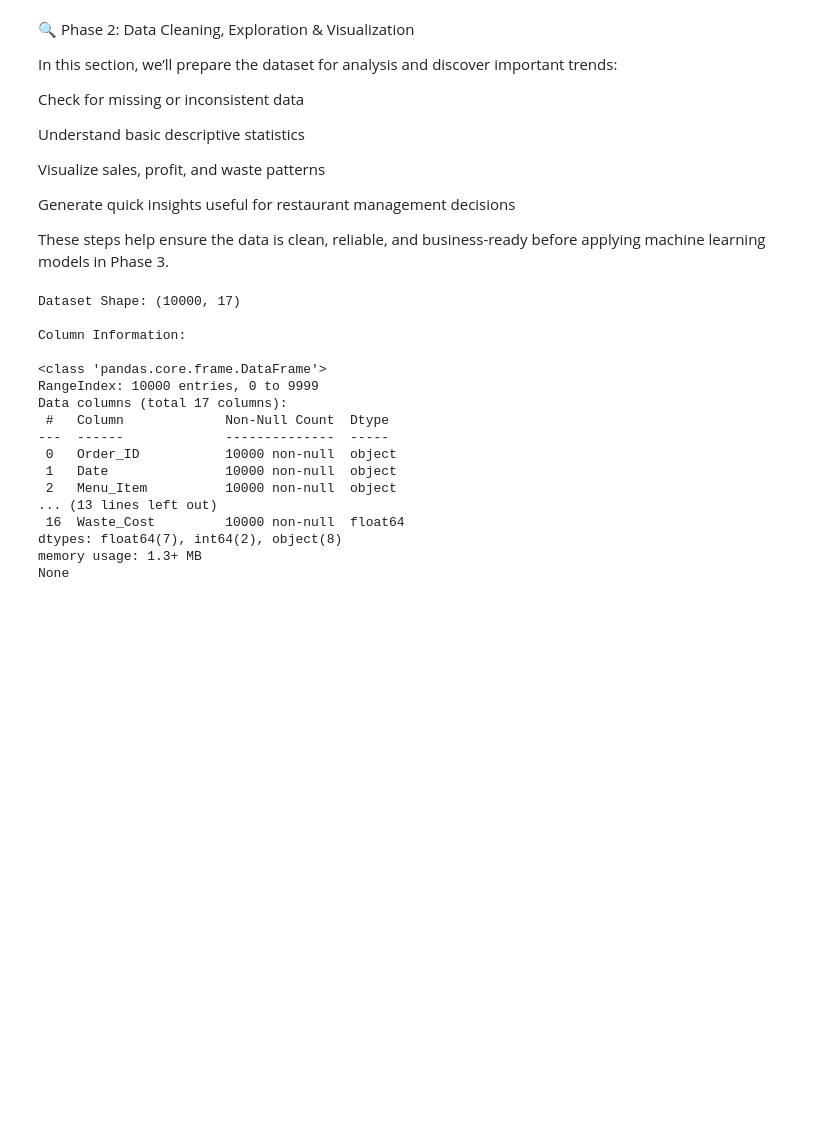
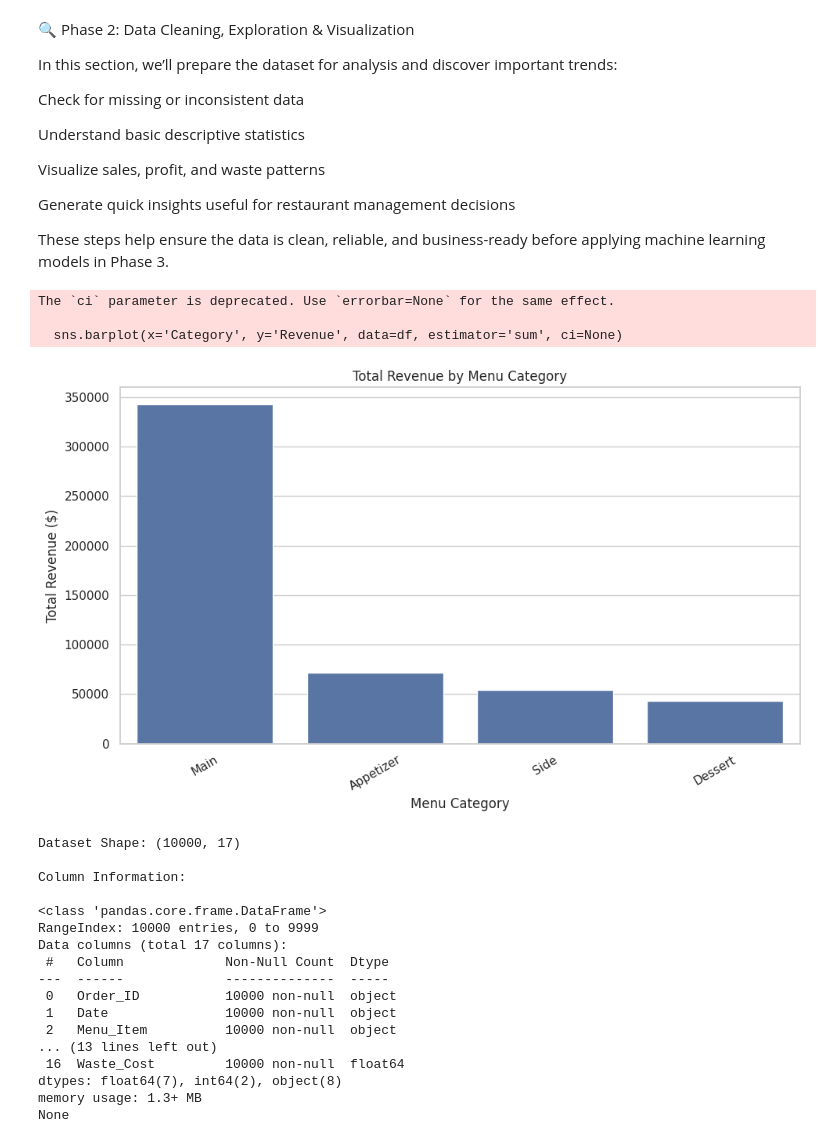
Before and after one commit to LonnieSly/Cajun-Creole-Restaurant-Revenue-Optimization-using-AI-ML, a Jupyter notebook: Smart_Menu_Insights_Cajun_Creole_Edition.ipynb, the cells around one changed output. Saved outputs shown, nothing was run; the diff lists cells and outputs as text; code cells hidden in the pictures; blank space fills up the shorter version.

```diff
--- a/Smart_Menu_Insights_Cajun_Creole_Edition.ipynb
+++ b/Smart_Menu_Insights_Cajun_Creole_Edition.ipynb
@@ -302,3 +295,24 @@ sns.set(style="whitegrid", palette="deep")
+# %%
+# --- Visualization Section: Cajun-Creole Restaurant Insights ---
+
+import matplotlib.pyplot as plt
+import seaborn as sns
+import pandas as pd
+
+# 1️⃣ Revenue by Menu Category
+plt.figure(figsize=(10,6))
+sns.barplot(x='Category', y='Revenue', data=df, estimator='sum', ci=None)
+plt.title('Total Revenue by Menu Category')
+plt.xlabel('Menu Category')
+plt.ylabel('Total Revenue ($)')
+plt.xticks(rotation=30)
+plt.tight_layout()
+plt.show()
+# %% [output]
+The `ci` parameter is deprecated. Use `errorbar=None` for the same effect.
+
+  sns.barplot(x='Category', y='Revenue', data=df, estimator='sum', ci=None)
+[figure, added]
 # %%
 # STEP 1: Load and review dataset
 df = pd.read_csv("cajun_creole_sales.csv")
```
Also changed, not shown: parts of 7 cells of this notebook.
